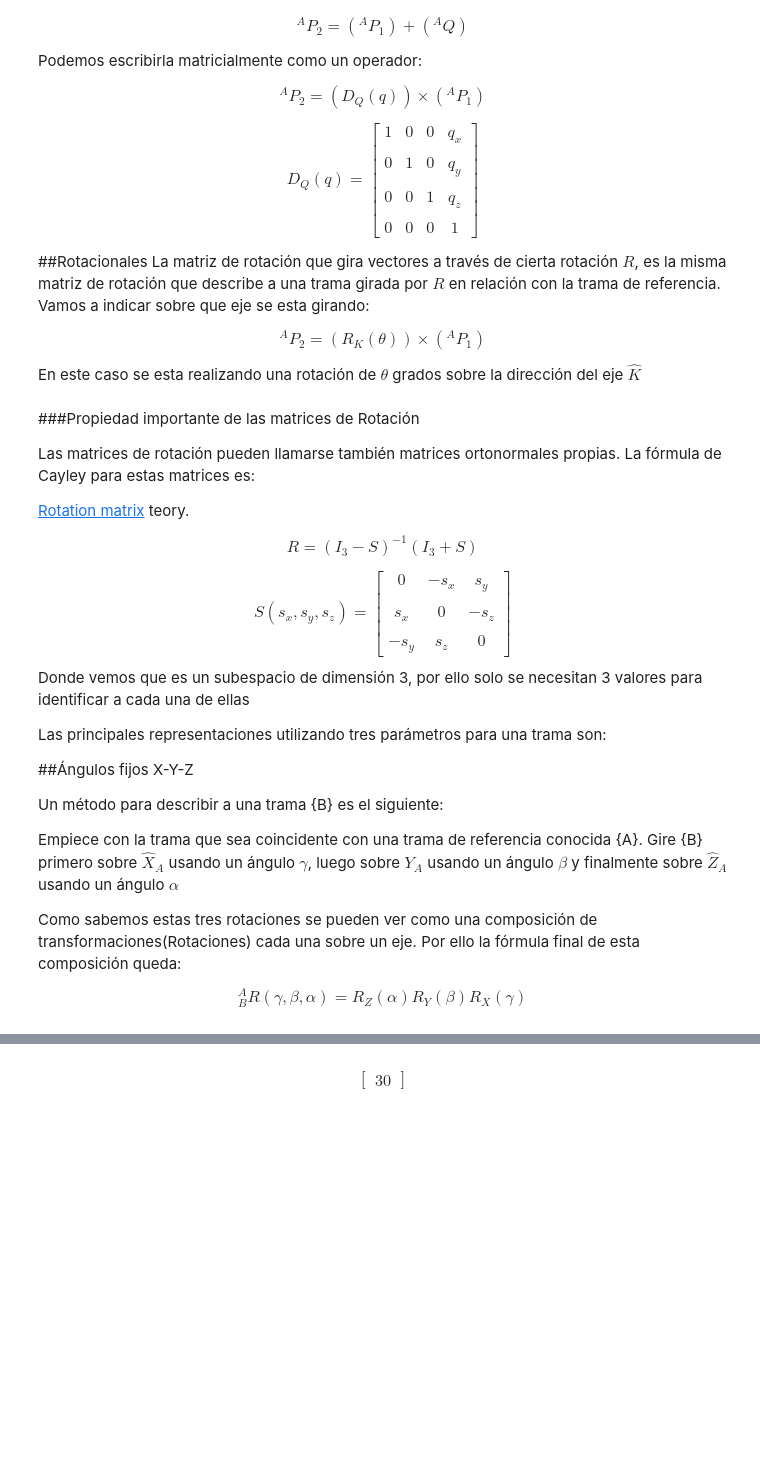
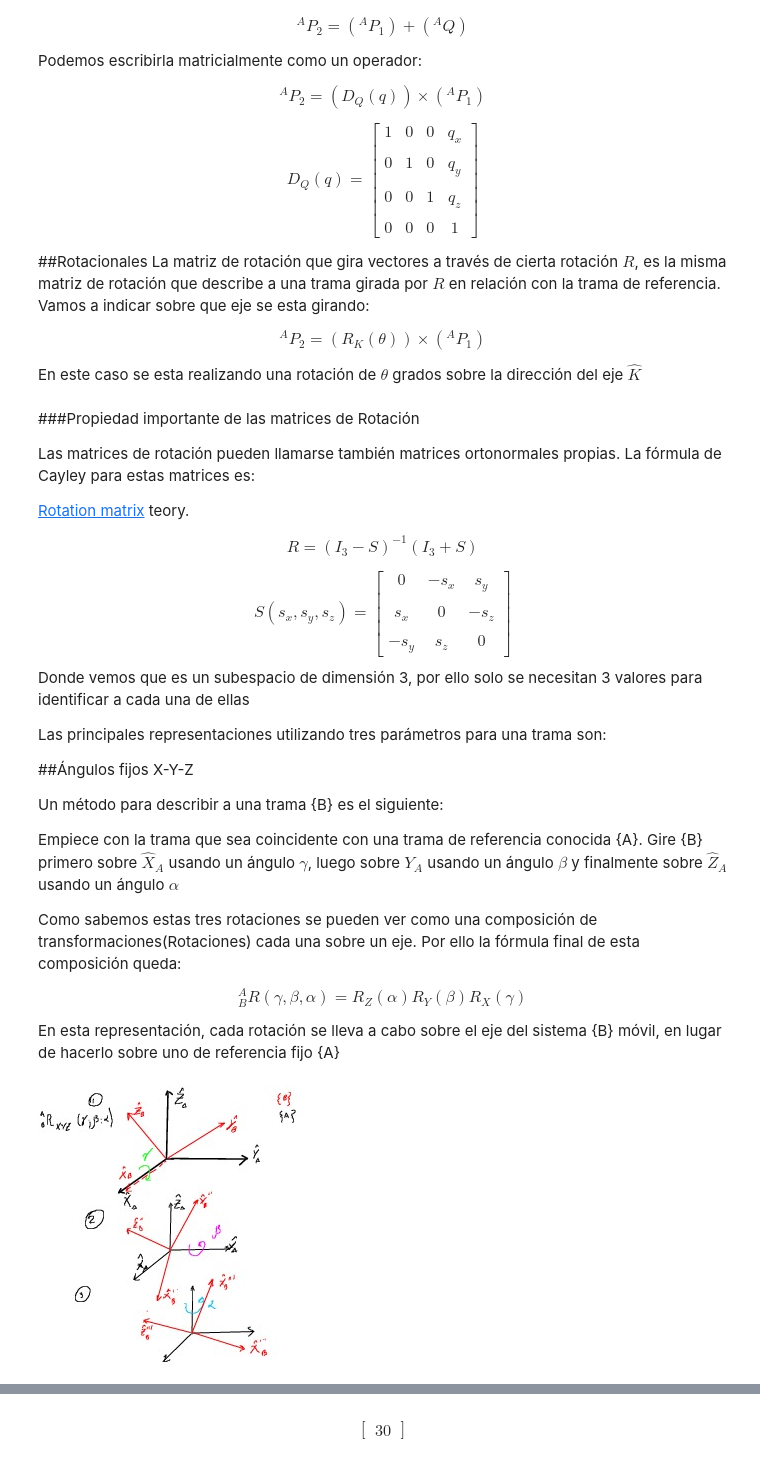
Before and after one commit to elsuizo/Control_de_robots_py, a Jupyter notebook: teoria_ejemplos.ipynb, the cells around one changed output, grey strips where cells are left out. Drawn from its saved outputs; the diff is of its cells as text; code cells hidden in the pictures; blank space fills up the shorter version.

```diff
--- a/teoria_ejemplos.ipynb
+++ b/teoria_ejemplos.ipynb
@@ -173,6 +177,12 @@ Como sabemos estas tres rotaciones se pueden ver como una composición de transf
 
 
 $$^{A}_{B}R (\gamma,\beta,\alpha) = R_Z(\alpha) R_Y(\beta) R_X(\gamma)$$
+
+En esta representación, cada rotación se lleva a cabo sobre el eje del sistema {B} móvil, en lugar de hacerlo sobre uno de referencia fijo {A}
+# %%
+Image(filename='dibujo4.jpg')
+# %% [output]
+[figure, added]
 # %%
 #Funcion simbólica para una rotación sobre el eje X
 def Rot_X(angle):
```
Also changed, not shown: parts of 18 cells of this notebook, 1 other file.
